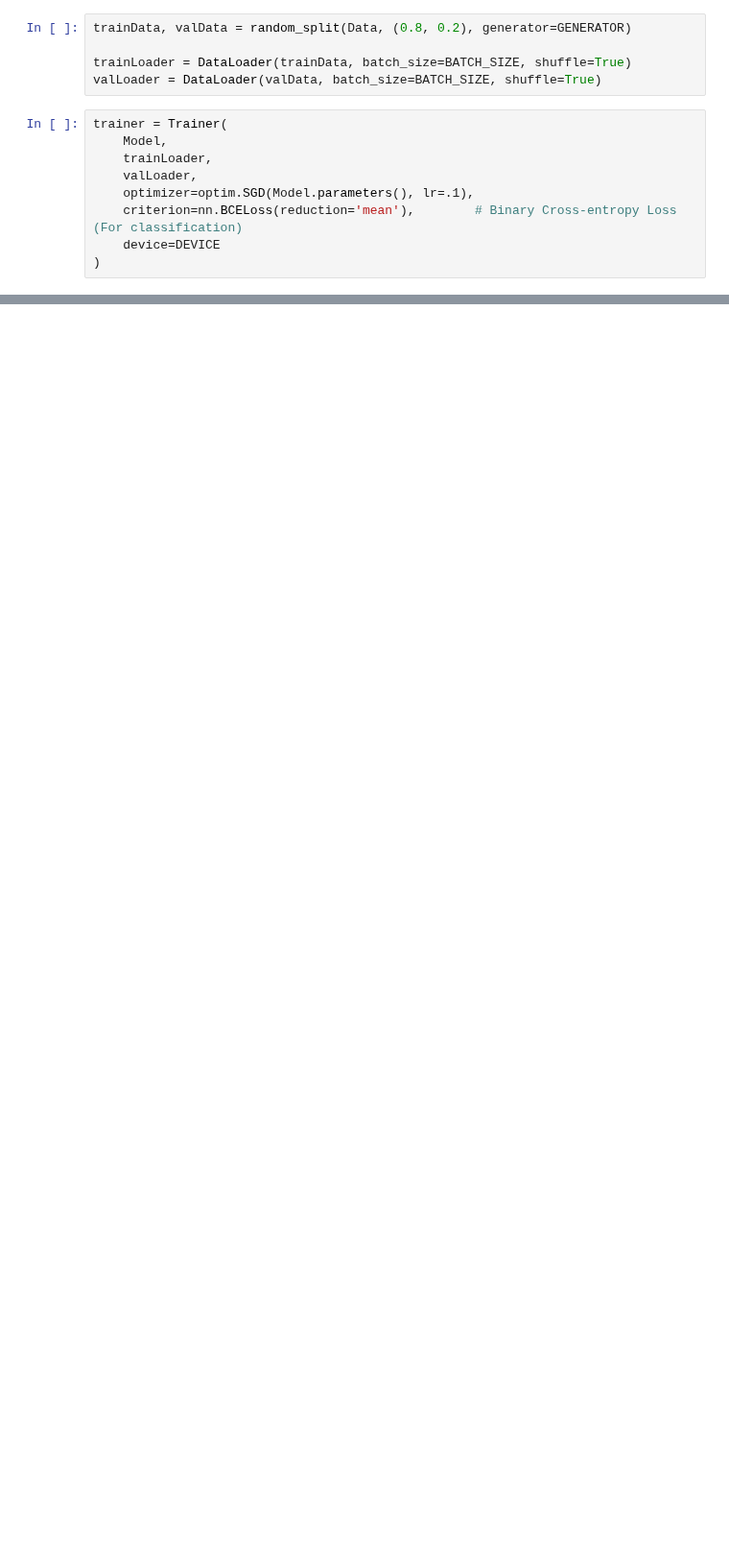
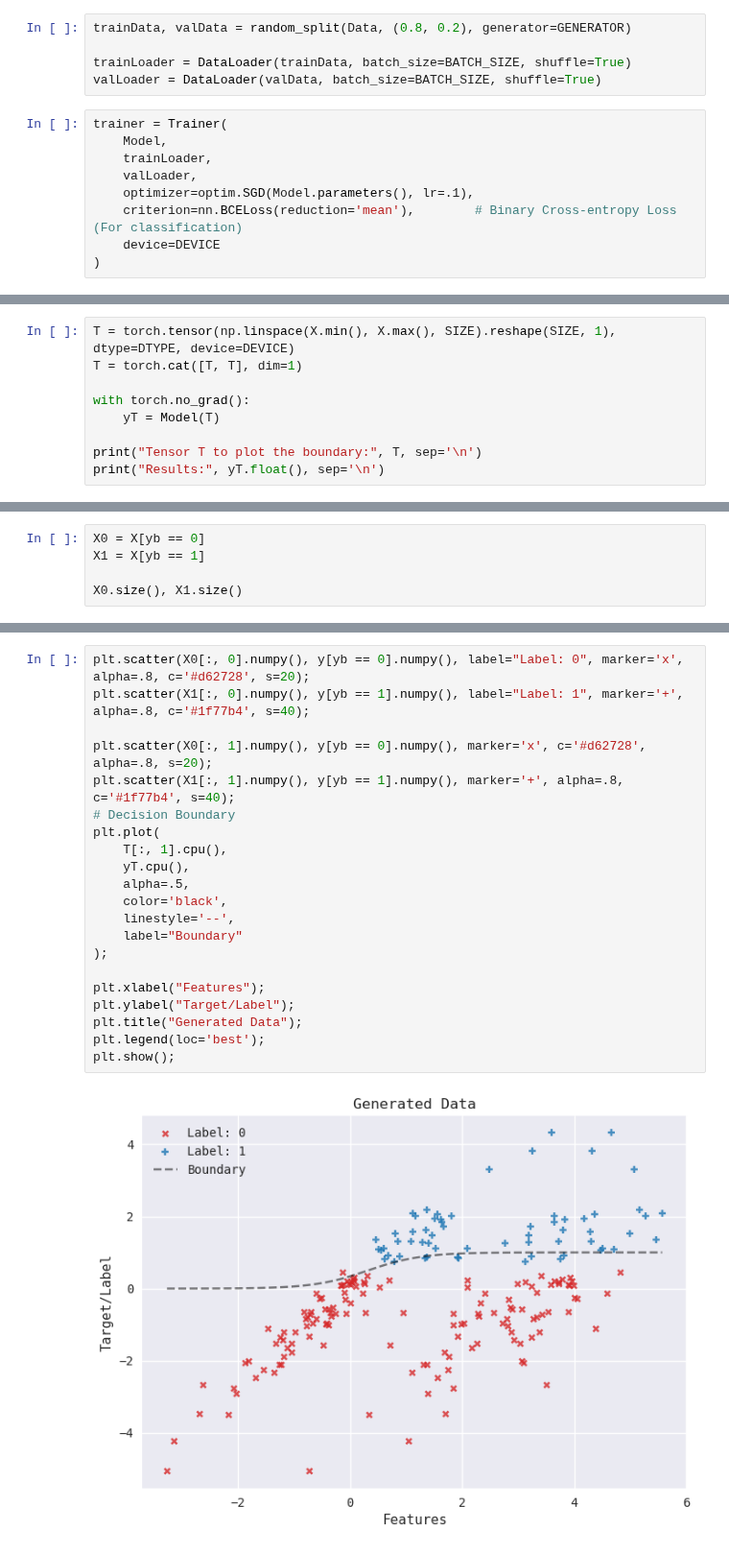
Before and after one commit to abhans/torchbygnd, a Jupyter notebook: test.ipynb, the cells around one changed output, grey strips where cells are left out. Shown at 96% size. Cells and saved outputs as stored; diff of their text form; blank space fills up the shorter version.

Commit message:
2nd training run, unified colors for both classes (0, 1)

```diff
--- a/test.ipynb
+++ b/test.ipynb
@@ -225,0 +226,9 @@ tensor([1.9276], device='cuda:0', requires_grad=True)
+# %%
+T = torch.tensor(np.linspace(X.min(), X.max(), SIZE).reshape(SIZE, 1), dtype=DTYPE, device=DEVICE)
+T = torch.cat([T, T], dim=1)
+
+with torch.no_grad():
+    yT = Model(T)
+
+print("Tensor T to plot the boundary:", T, sep='\n')
+print("Results:", yT.float(), sep='\n')
@@ -225,0 +253,5 @@ tensor([1.9276], device='cuda:0', requires_grad=True)
+# %%
+X0 = X[yb == 0]
+X1 = X[yb == 1]
+
+X0.size(), X1.size()
@@ -225,0 +264,23 @@ tensor([1.9276], device='cuda:0', requires_grad=True)
+# %%
+plt.scatter(X0[:, 0].numpy(), y[yb == 0].numpy(), label="Label: 0", marker='x', alpha=.8, c='#d62728', s=20);
+plt.scatter(X1[:, 0].numpy(), y[yb == 1].numpy(), label="Label: 1", marker='+', alpha=.8, c='#1f77b4', s=40);
+
+plt.scatter(X0[:, 1].numpy(), y[yb == 0].numpy(), marker='x', c='#d62728', alpha=.8, s=20);
+plt.scatter(X1[:, 1].numpy(), y[yb == 1].numpy(), marker='+', alpha=.8, c='#1f77b4', s=40);
+# Decision Boundary
+plt.plot(
+    T[:, 1].cpu(),
+    yT.cpu(),
+    alpha=.5,
+    color='black',
+    linestyle='--',
+    label="Boundary"
+);
+
+plt.xlabel("Features");
+plt.ylabel("Target/Label");
+plt.title("Generated Data");
+plt.legend(loc='best');
+plt.show();
+# %% [output]
+[figure, added]
```
Also changed, not shown: parts of 15 cells of this notebook.
